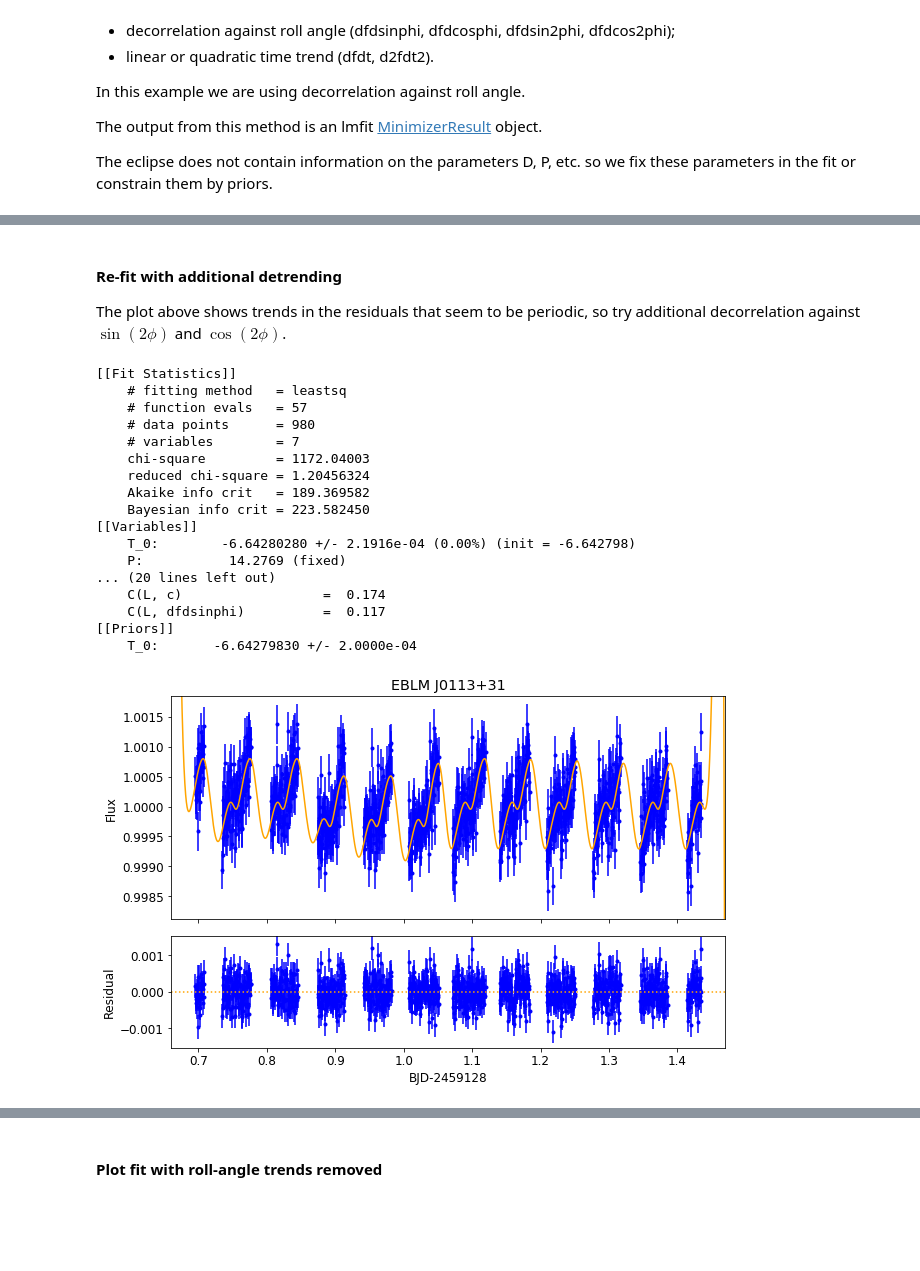
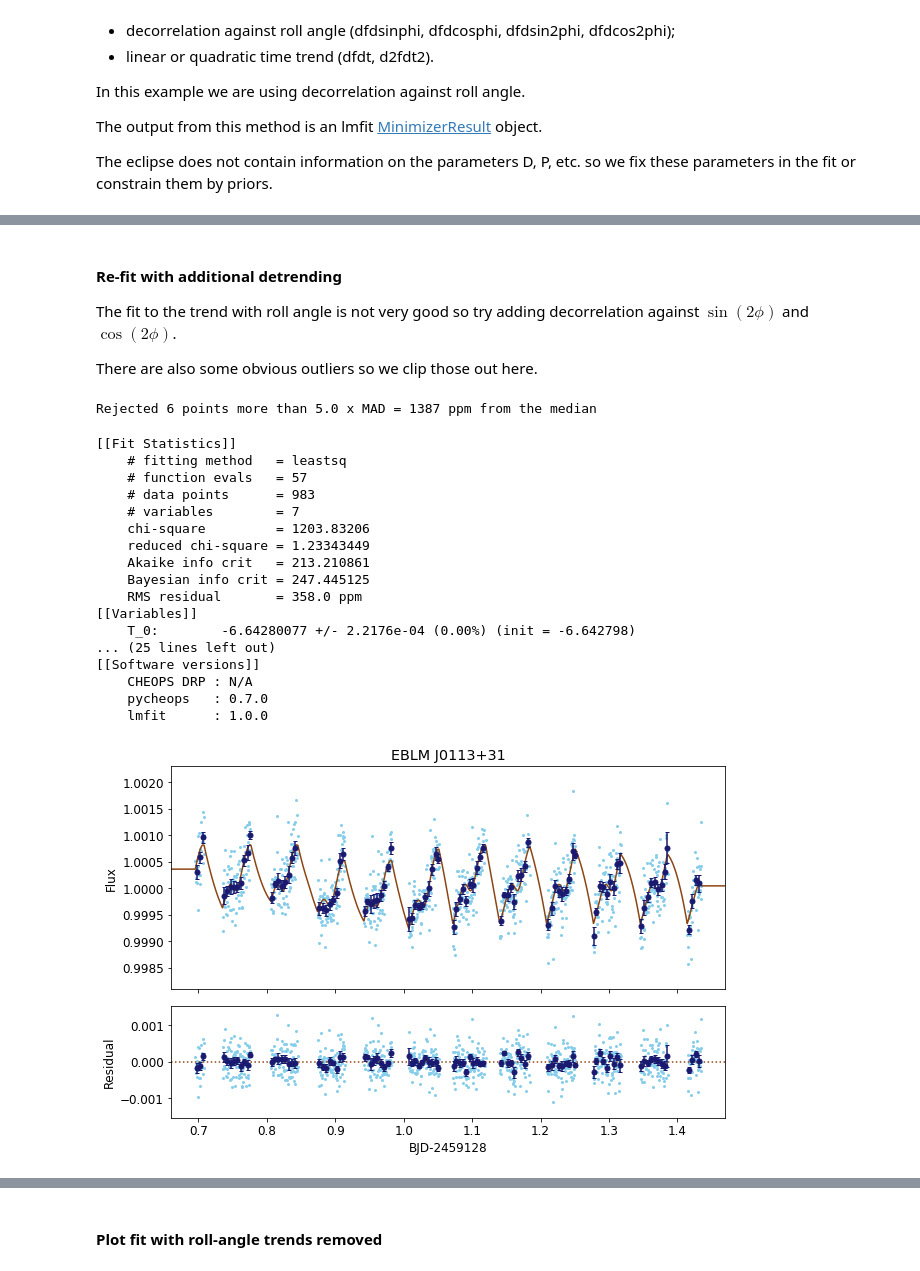
Before and after one commit to pmaxted/pycheops, a Jupyter notebook: pycheops/examples/Notebooks/dataset_fit_eclipse_from_simulation.ipynb, the cells around one changed output, grey strips where cells are left out. Cells and saved outputs as stored; diff of their text form; code cells hidden in the pictures; blank space fills up the shorter version.

```diff
--- a/pycheops/examples/Notebooks/dataset_fit_eclipse_from_simulation.ipynb
+++ b/pycheops/examples/Notebooks/dataset_fit_eclipse_from_simulation.ipynb
@@ -30,9 +29,9 @@ There are 3 ways to load a dataset
 
 **N.B.** CHEOPsim output is removed from the FTP server after some time so option 3 may not work for old simulations.
 # %%
-dataset=Dataset.from_test_data('DP-080', target='EBLM J0113+31')
+#dataset=Dataset.from_test_data('DP-080', target='EBLM J0113+31')
 #dataset = Dataset.from_simulation(7798, target='EBLM J0113+31')
-#dataset = Dataset('CH_PR900048_TG001701_V0000', target='EBLM J0113+31')
+dataset = Dataset('CH_PR900048_TG001701_V0000', target='EBLM J0113+31')
 
 _ = dataset.get_lightcurve(aperture='OPTIMAL')
 # %% [output]
@@ -129,6 +133,12 @@ fig = dataset.plot_lmfit(title=dataset.target,figsize=(9,6),fontsize=12)
 # %% [markdown]
 #### Re-fit with additional detrending
- The plot above shows trends in the residuals that seem to be periodic, so try additional decorrelation against $\sin(2\phi)$ and $\cos(2\phi)$.
+ The fit to the trend with roll angle is not very good so try adding decorrelation against $\sin(2\phi)$ and $\cos(2\phi)$.
+
+ There are also some obvious outliers so we clip those out here.
+# %%
+_=dataset.clip_outliers()
+# %% [output]
+Rejected 6 points more than 5.0 x MAD = 1387 ppm from the median
 # %%
 result = dataset.lmfit_eclipse(T_0=T_0, P=P, D=D, W=W, b=b, L=(0.0001,0.1),
                                f_c=f_c, f_s=f_s, a_c= a_c,
@@ -139,21 +149,21 @@ print(dataset.lmfit_report())
 [[Fit Statistics]]
     # fitting method   = leastsq
     # function evals   = 57
-    # data points      = 980
+    # data points      = 983
     # variables        = 7
-    chi-square         = 1172.04003
-    reduced chi-square = 1.20456324
-    Akaike info crit   = 189.369582
-    Bayesian info crit = 223.582450
+    chi-square         = 1203.83206
+    reduced chi-square = 1.23343449
+    Akaike info crit   = 213.210861
+    Bayesian info crit = 247.445125
+    RMS residual       = 358.0 ppm
 [[Variables]]
-    T_0:        -6.64280280 +/- 2.1916e-04 (0.00%) (init = -6.642798)
-    P:           14.2769 (fixed)
-... (20 lines left out)
-    C(L, c)                  =  0.174
-    C(L, dfdsinphi)          =  0.117
-[[Priors]]
-    T_0:       -6.64279830 +/- 2.0000e-04
+    T_0:        -6.64280077 +/- 2.2176e-04 (0.00%) (init = -6.642798)
+... (25 lines left out)
+[[Software versions]]
+    CHEOPS DRP : N/A
+    pycheops   : 0.7.0
+    lmfit      : 1.0.0
 # %%
-fig = dataset.plot_lmfit(title=dataset.target,figsize=(9,6),fontsize=12)
+fig = dataset.plot_lmfit(title=dataset.target,figsize=(9,6),fontsize=12, binwidth=0.005)
 # %% [output]
-[figure, old version]
+[figure, new version]
```
Also changed, not shown: parts of 21 cells of this notebook, 17 other files.
